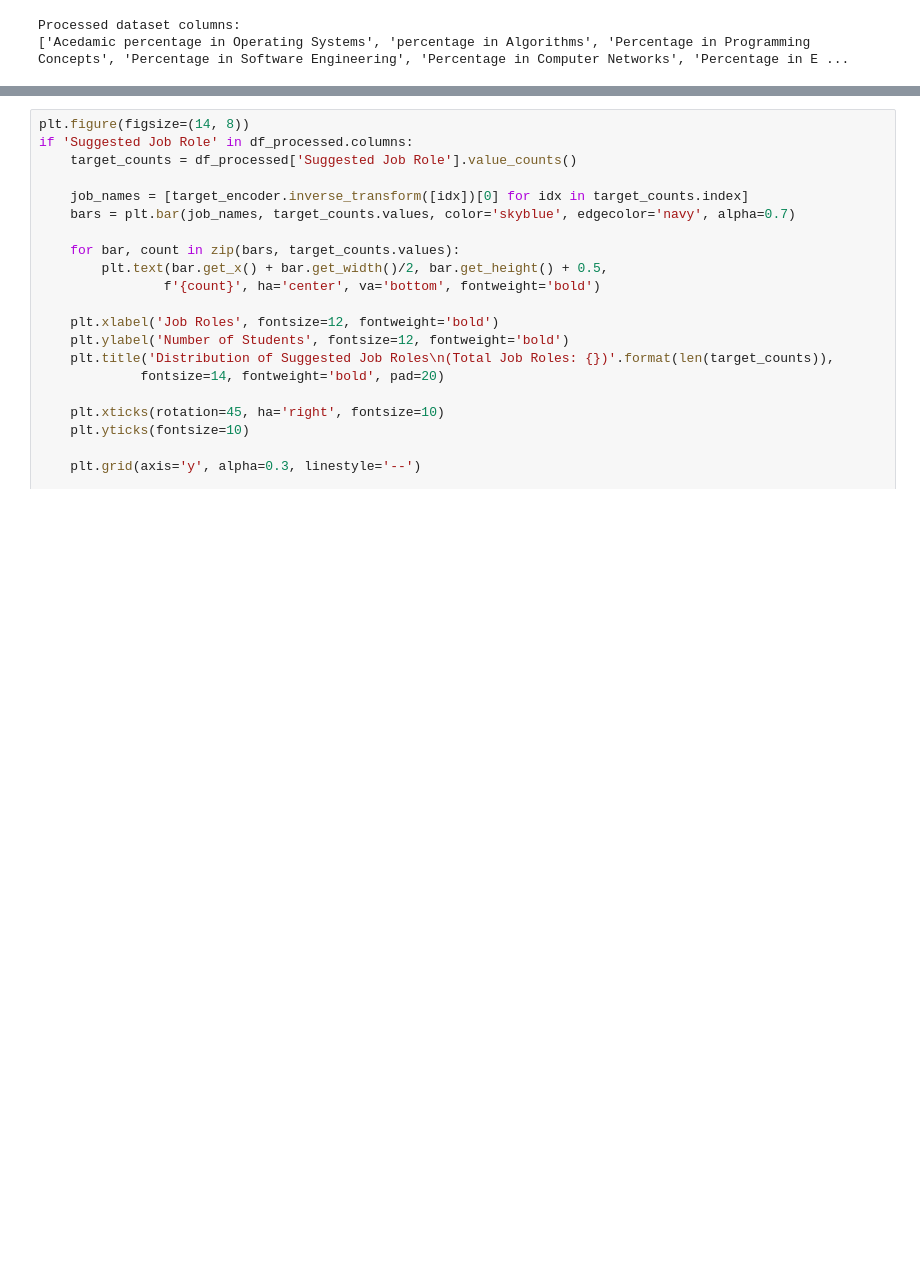
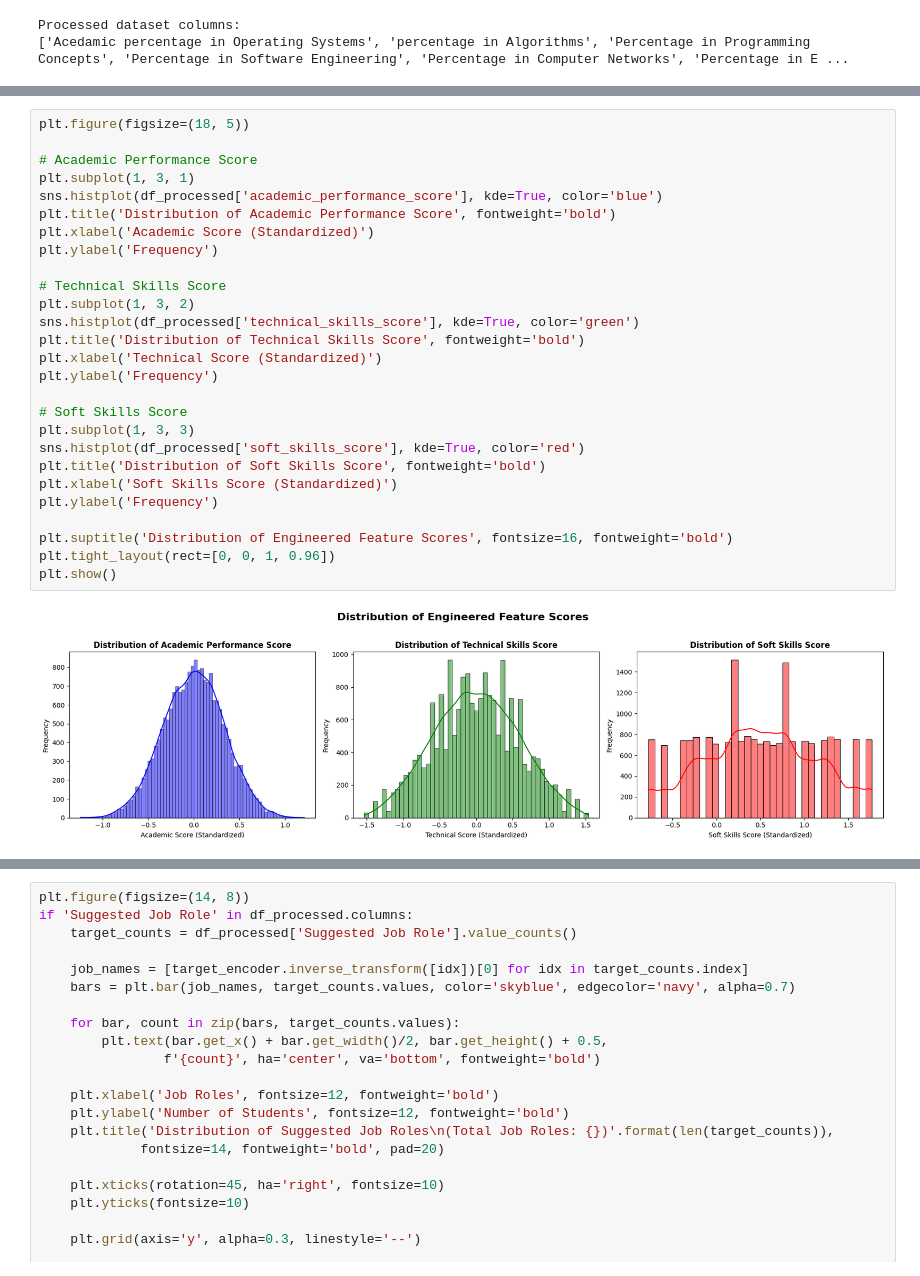
Before and after one commit to Sathvik2954/Infosys_Edu2Job_Predicting_Job_Roles_from_Educational_Background, a Jupyter notebook: Data_Preprocessing_roo_dataset.ipynb, the cells around one changed output, grey strips where cells are left out. Cells and saved outputs as stored; diff of their text form; blank space fills up the shorter version.

```diff
--- a/Data_Preprocessing_roo_dataset.ipynb
+++ b/Data_Preprocessing_roo_dataset.ipynb
@@ -357,3 +357,32 @@ Features per sample: 45
 Processed data saved as 'processed_student_job_data.csv'
 [interactive output not drawn]
 [interactive output not drawn]
+# %%
+plt.figure(figsize=(18, 5))
+
+# Academic Performance Score
+plt.subplot(1, 3, 1)
+sns.histplot(df_processed['academic_performance_score'], kde=True, color='blue')
+plt.title('Distribution of Academic Performance Score', fontweight='bold')
+plt.xlabel('Academic Score (Standardized)')
+plt.ylabel('Frequency')
+
+# Technical Skills Score
+plt.subplot(1, 3, 2)
+sns.histplot(df_processed['technical_skills_score'], kde=True, color='green')
+plt.title('Distribution of Technical Skills Score', fontweight='bold')
+plt.xlabel('Technical Score (Standardized)')
+plt.ylabel('Frequency')
+
+# Soft Skills Score
+plt.subplot(1, 3, 3)
+sns.histplot(df_processed['soft_skills_score'], kde=True, color='red')
+plt.title('Distribution of Soft Skills Score', fontweight='bold')
+plt.xlabel('Soft Skills Score (Standardized)')
+plt.ylabel('Frequency')
+
+plt.suptitle('Distribution of Engineered Feature Scores', fontsize=16, fontweight='bold')
+plt.tight_layout(rect=[0, 0, 1, 0.96])
+plt.show()
+# %% [output]
+[figure, added]
```
Also changed, not shown: parts of 2 cells of this notebook.
